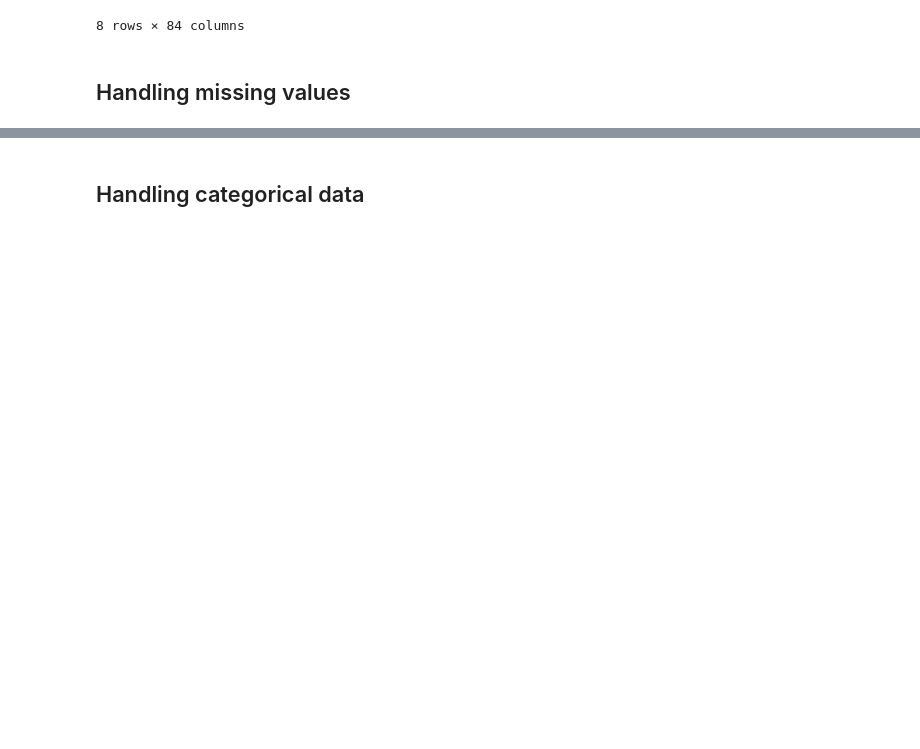
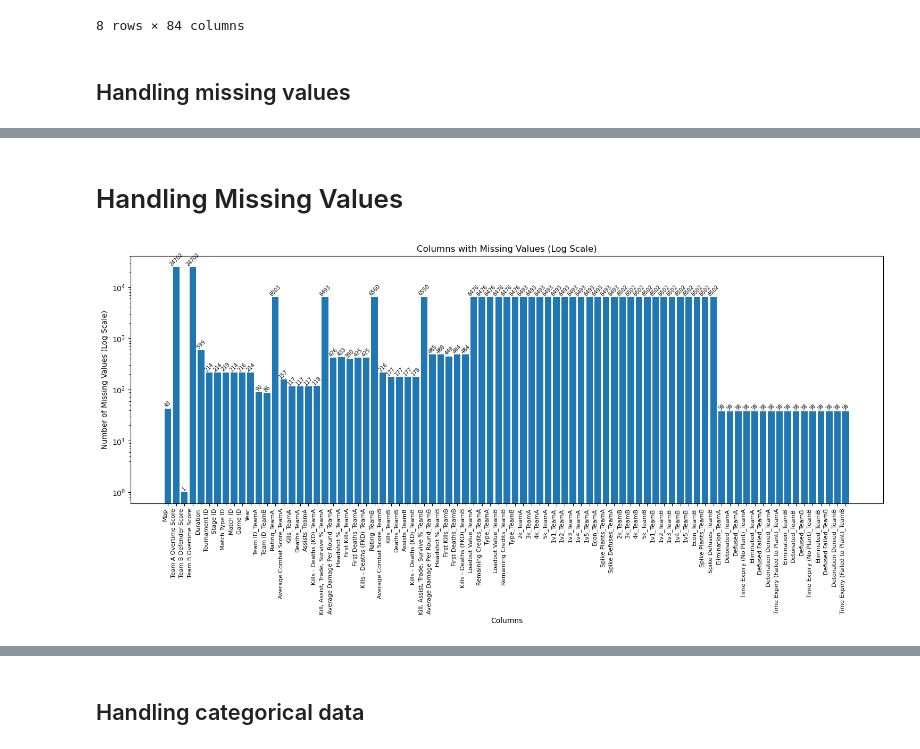
Before and after one commit to rimvelvet31/vct_predictive_model, a Jupyter notebook: notebook.ipynb, the cells around one changed output, grey strips where cells are left out. Drawn from its saved outputs; the diff is of its cells as text; code cells hidden in the pictures; blank space fills up the shorter version.

Commit message:
Update notebook.ipynb
Fill missing values

```diff
--- a/notebook.ipynb
+++ b/notebook.ipynb
@@ -371,3 +371,38 @@ Defused Failed_TeamB                       38
 Detonation Denied_TeamB                    38
 Time Expiry (Failed to Plant)_TeamB        38
 dtype: int64
+# %% [markdown]
+# Handling Missing Values
+# %%
+# Calculate missing values
+missing_values = vct_2021_2024.isnull().sum()
+
+# Filter to show only columns with missing values
+missing_values = missing_values[missing_values > 0]
+
+
+plt.figure(figsize=(15, 10))  # Increased figure size for better readability
+
+
+
+# Use log scale for y-axis
+plt.bar(range(len(missing_values)), missing_values.values)
+plt.yscale('log')
+
+plt.title('Columns with Missing Values (Log Scale)')
+plt.xlabel('Columns')
+plt.ylabel('Number of Missing Values (Log Scale)')
+
+plt.xticks(range(len(missing_values)), missing_values.index, rotation=90, ha='right', fontsize=8)
+
+# Add value labels on top of each bar
+for i, v in enumerate(missing_values.values):
+    plt.text(i, v, str(v), ha='center', va='bottom', fontsize=7, rotation=45)
+
+# Adjust layout and margins
+plt.tight_layout()
+plt.subplots_adjust(bottom=0.5)
+
+plt.show()
+# %% [output]
+[figure, added]
```
Also changed, not shown: parts of 8 cells of this notebook.
